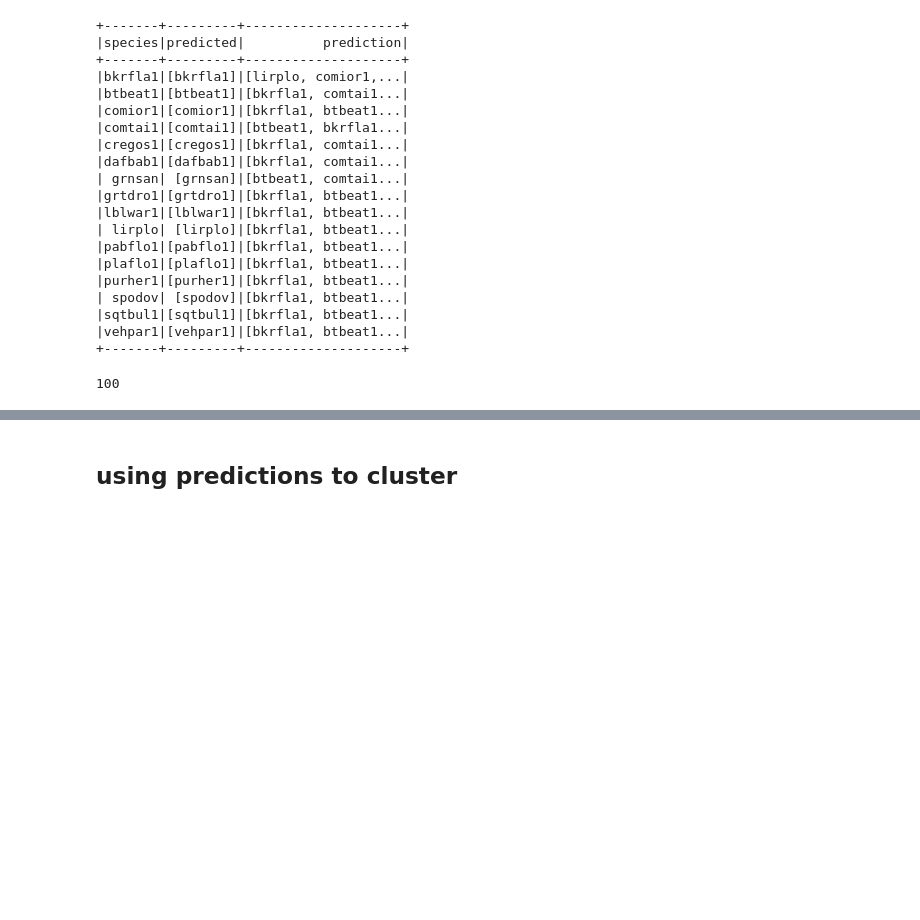
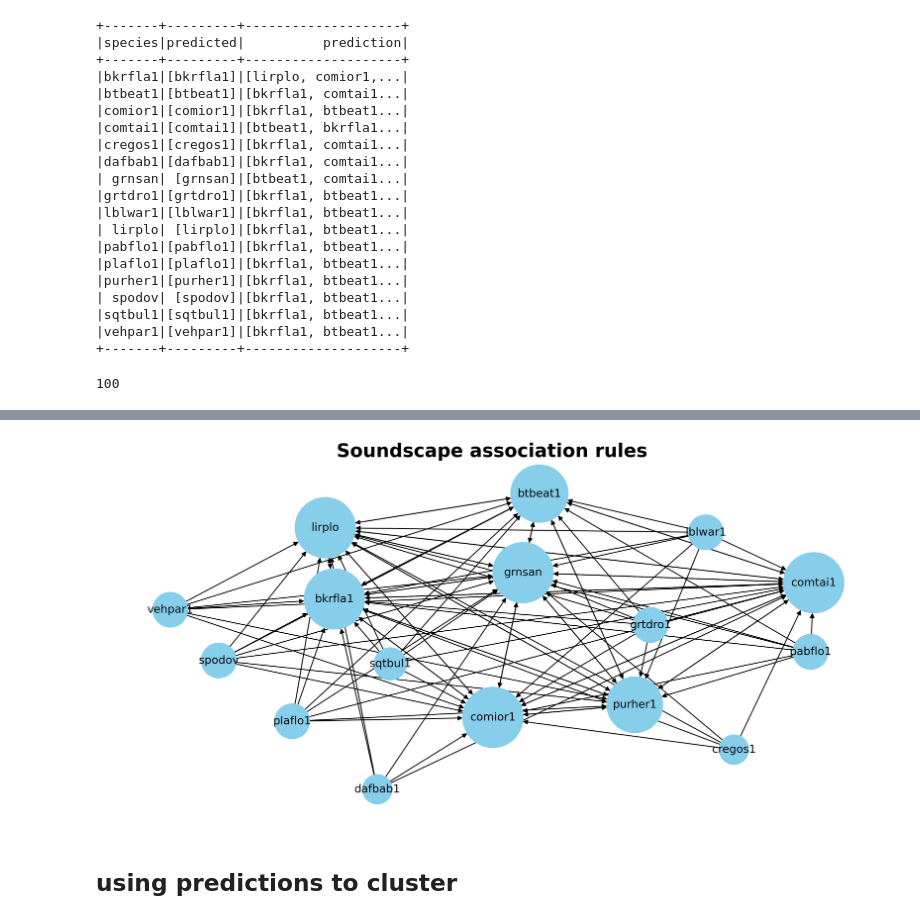
Before and after one commit to dsgt-kaggle-clef/birdclef-2024, a Jupyter notebook: notebooks/modeling/2024-06-17-acm-frequent-pattern.ipynb, the cells around one changed output, grey strips where cells are left out. Drawn from its saved outputs; the diff is of its cells as text; code cells hidden in the pictures; blank space fills up the shorter version.

```diff
--- a/notebooks/modeling/2024-06-17-acm-frequent-pattern.ipynb
+++ b/notebooks/modeling/2024-06-17-acm-frequent-pattern.ipynb
@@ -535,3 +549,7 @@ plot_graph_rules(soundscape_edges)
+# %%
+plot_soundscape_rules_node_sizes(soundscape_edges)
+# %% [output]
+[figure, added]
 # %% [markdown]
 ## using predictions to cluster
 # %%
```
Also changed, not shown: parts of 2 cells of this notebook.
